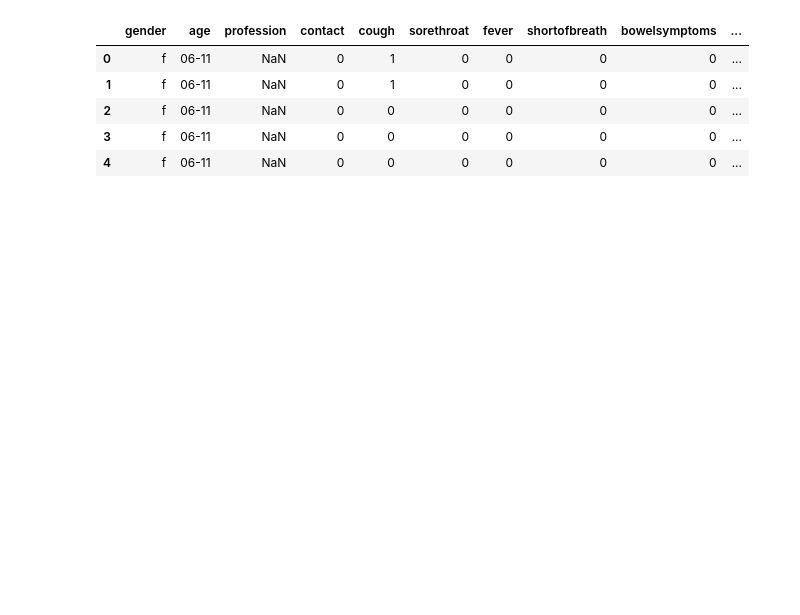
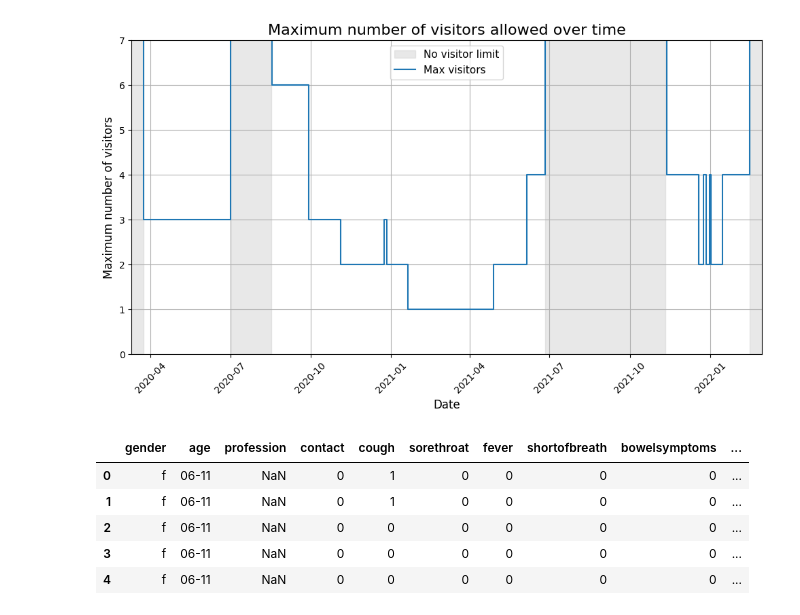
Before and after one commit to DaniChambon1/covid-household-visitors, a Jupyter notebook: 0_timeframe_selection.ipynb, the cells around one changed output. Saved outputs shown, nothing was run; the diff lists cells and outputs as text; code cells hidden in the pictures; blank space fills up the shorter version.

```diff
--- a/0_timeframe_selection.ipynb
+++ b/0_timeframe_selection.ipynb
@@ -15,6 +15,35 @@ import re
 
 # Make sure that all columns are visible when a dataframe is printed
 pd.set_option('display.max_columns', None)
+# %%
+# Get the dataset with the policy regarding the number of allowed visitors
+df_measure = pd.read_csv("data/df_measure.csv")
+df_measure["date"] = pd.to_datetime(df_measure["Date"])
+
+df_measure["Limit"] = df_measure["Limit"].replace(np.inf, 1000)
+
+# Plot the data as a step plot
+plt.figure(figsize=(10, 6))
+
+plt.axvspan(pd.Timestamp("2020-01-01"), pd.Timestamp("2020-03-24"), color='lightgray', alpha=0.5)
+plt.axvspan(pd.Timestamp("2020-07-01"), pd.Timestamp("2020-08-17"), color='lightgray', alpha=0.5, label="No visitor limit")
+plt.axvspan(pd.Timestamp("2021-06-26"), pd.Timestamp("2021-11-11"), color='lightgray', alpha=0.5)
+plt.axvspan(pd.Timestamp("2022-02-15"), pd.Timestamp("2022-03-01"), color='lightgray', alpha=0.5)
+
+plt.step(df_measure["date"], df_measure["Limit"], where="post", label="Max visitors")
+plt.xlabel("Date", fontsize=12)
+plt.ylabel("Maximum number of visitors", fontsize=12)
+plt.title("Maximum number of visitors allowed over time", fontsize=16)
+plt.xticks(rotation=45)
+plt.legend(loc='upper center', fontsize=11)
+plt.grid()
+plt.ylim(0, 7)
+plt.xlim(pd.Timestamp("2020-03-10"), pd.Timestamp("2022-03-01"))
+plt.tight_layout()
+plt.savefig("results/visitor_limit.png", dpi=200, bbox_inches='tight')
+plt.show()
+# %% [output]
+[figure, added]
 # %%
 # Read the raw COVID-radar data
 df_radar = pd.read_csv("data/COVID_radar_data/CRdataShared.csv")
```
Also changed, not shown: parts of 1 cell of this notebook, 2 other files.
